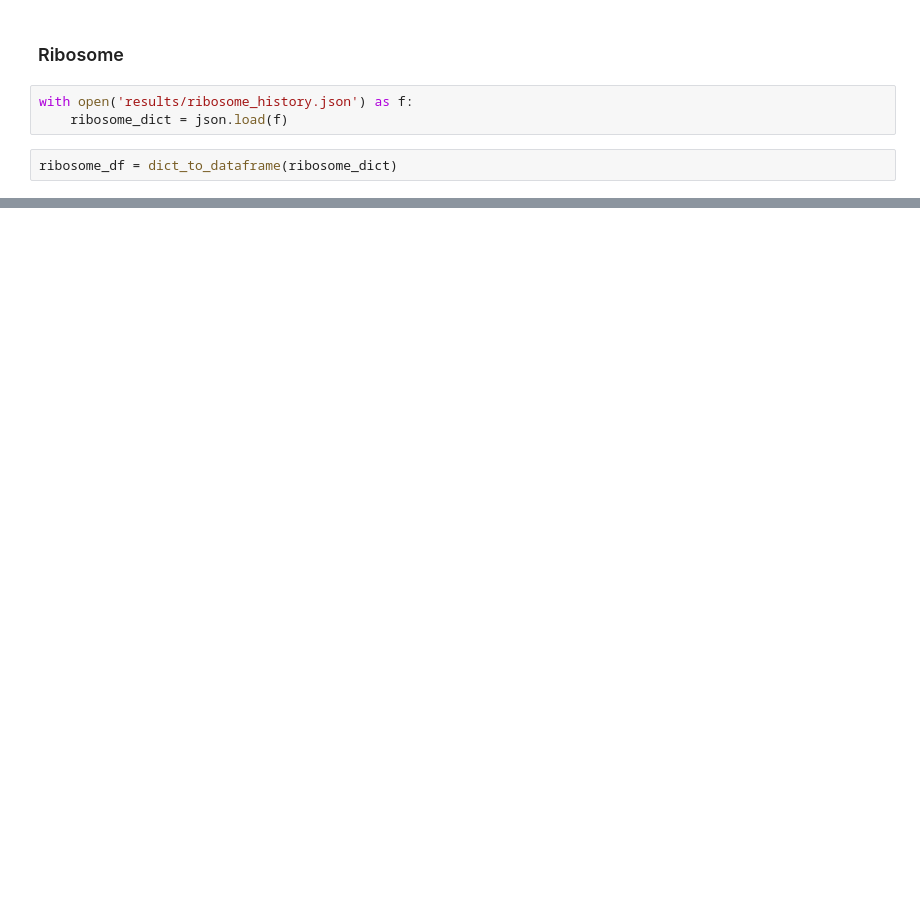
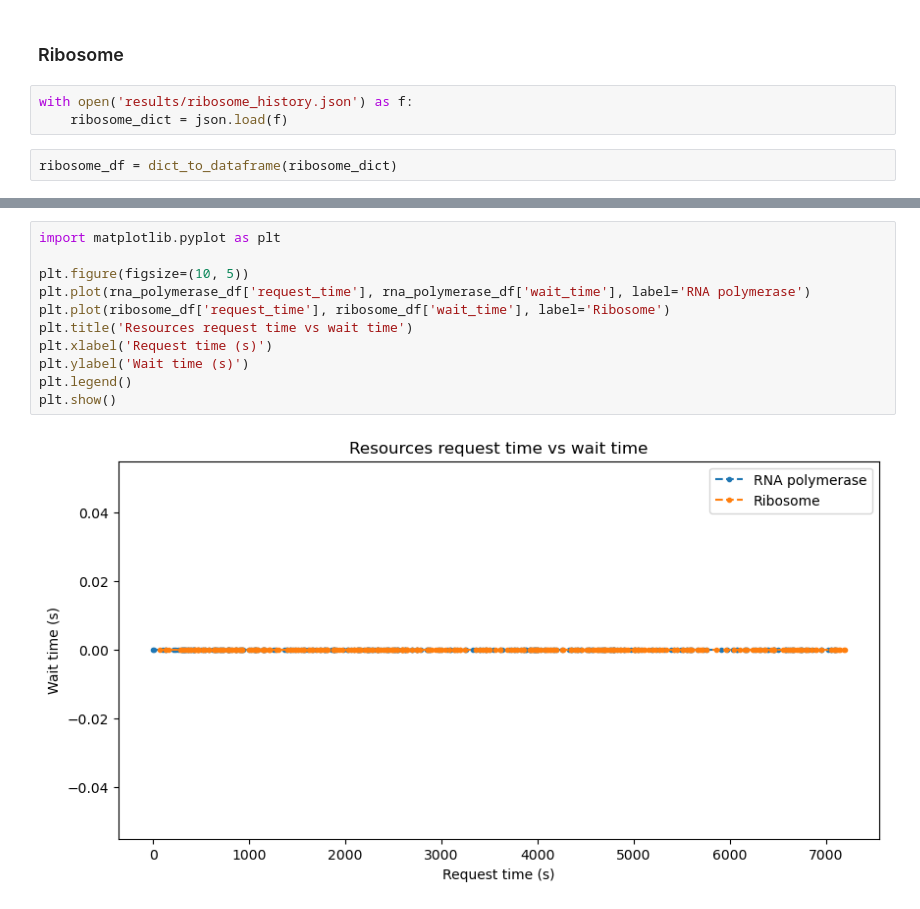
Before and after one commit to GiuliaGhisolfi/ProteinSynthesis, a Jupyter notebook: test.ipynb, the cells around one changed output, grey strips where cells are left out. Drawn from its saved outputs; the diff is of its cells as text; blank space fills up the shorter version.

```diff
--- a/test.ipynb
+++ b/test.ipynb
@@ -192,0 +206,13 @@ ribosome_df.describe()
+# %%
+import matplotlib.pyplot as plt
+
+plt.figure(figsize=(10, 5))
+plt.plot(rna_polymerase_df['request_time'], rna_polymerase_df['wait_time'], label='RNA polymerase')
+plt.plot(ribosome_df['request_time'], ribosome_df['wait_time'], label='Ribosome')
+plt.title('Resources request time vs wait time')
+plt.xlabel('Request time (s)')
+plt.ylabel('Wait time (s)')
+plt.legend()
+plt.show()
+# %% [output]
+[figure, added]
```
Also changed, not shown: parts of 14 cells of this notebook, 8 other files.
